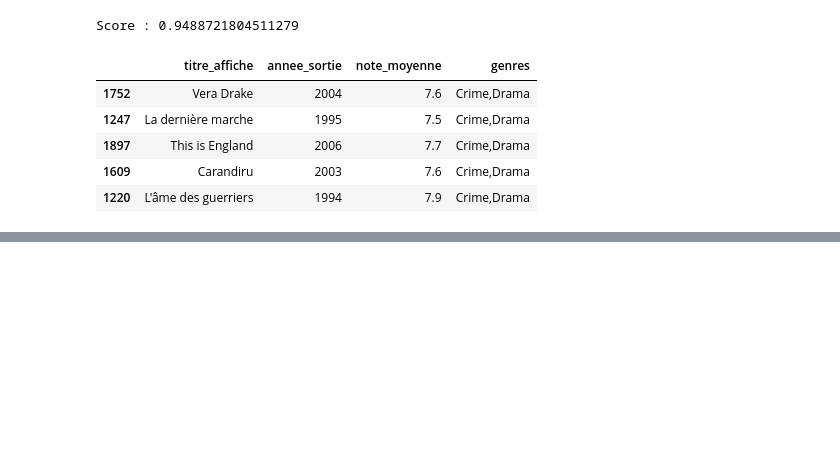
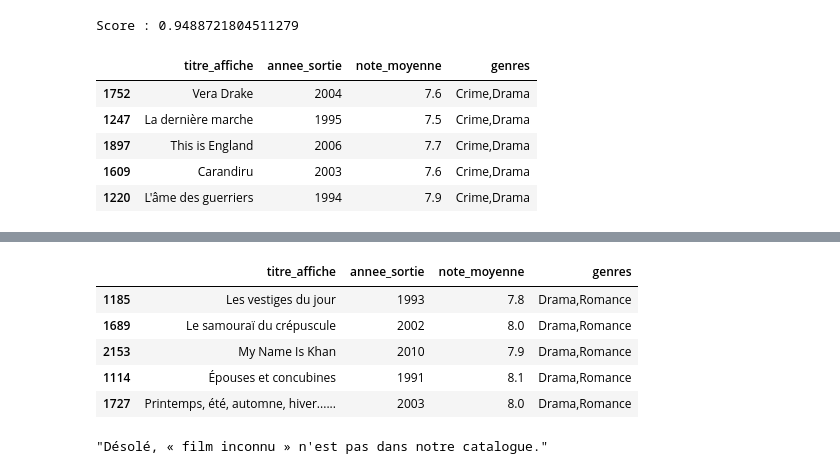
Before and after one commit to Ben-DataHub/Projet-2-CNC, a Jupyter notebook: notebooks/recommandation_ML.ipynb, the cells around one changed output, grey strips where cells are left out. Cells and saved outputs as stored; diff of their text form; code cells hidden in the pictures; blank space fills up the shorter version.

```diff
--- a/notebooks/recommandation_ML.ipynb
+++ b/notebooks/recommandation_ML.ipynb
@@ -132,0 +190,13 @@ recommander("emo_frissonner")
+# %%
+recommander_film("Titanic", "emo_emouvoir")
+# %% [output]
+|  | titre_affiche | annee_sortie | note_moyenne | genres |
+| 1185 | Les vestiges du jour | 1993 | 7.8 | Drama,Romance |
+| 1689 | Le samouraï du crépuscule | 2002 | 8.0 | Drama,Romance |
+| 2153 | My Name Is Khan | 2010 | 7.9 | Drama,Romance |
+| 1114 | Épouses et concubines | 1991 | 8.1 | Drama,Romance |
+| 1727 | Printemps, été, automne, hiver...... | 2003 | 8.0 | Drama,Romance |
+# %%
+recommander_film("film inconnu")
+# %% [output]
+"Désolé, « film inconnu » n'est pas dans notre catalogue."
```
Also changed, not shown: parts of 5 cells of this notebook.
